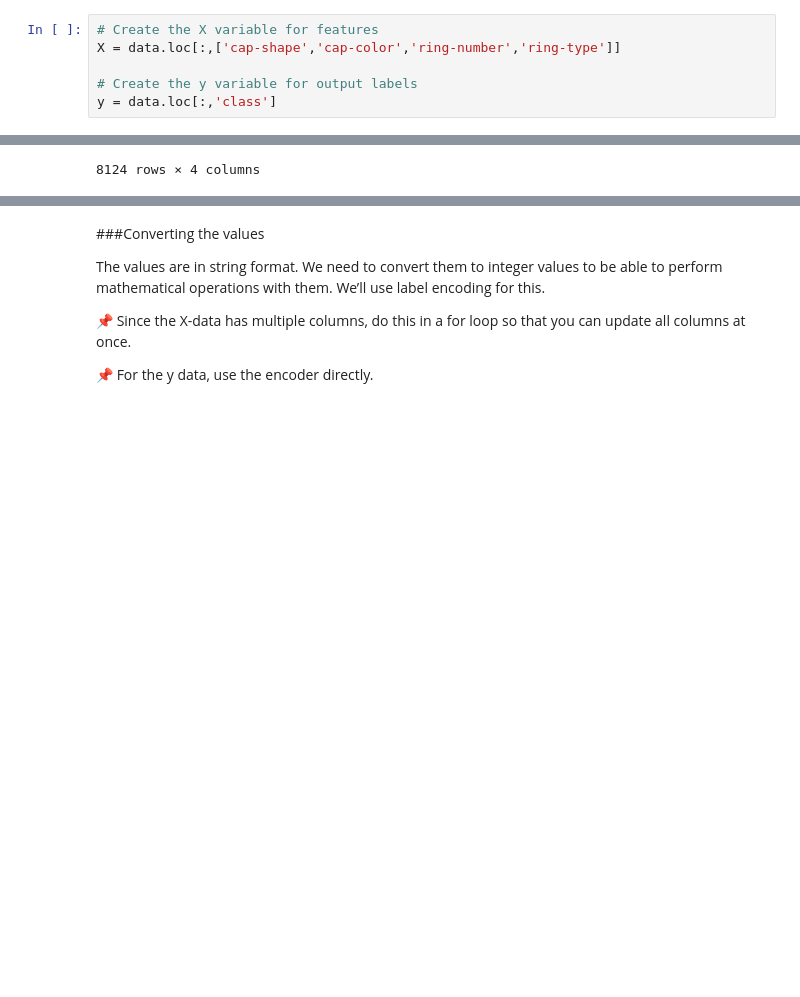
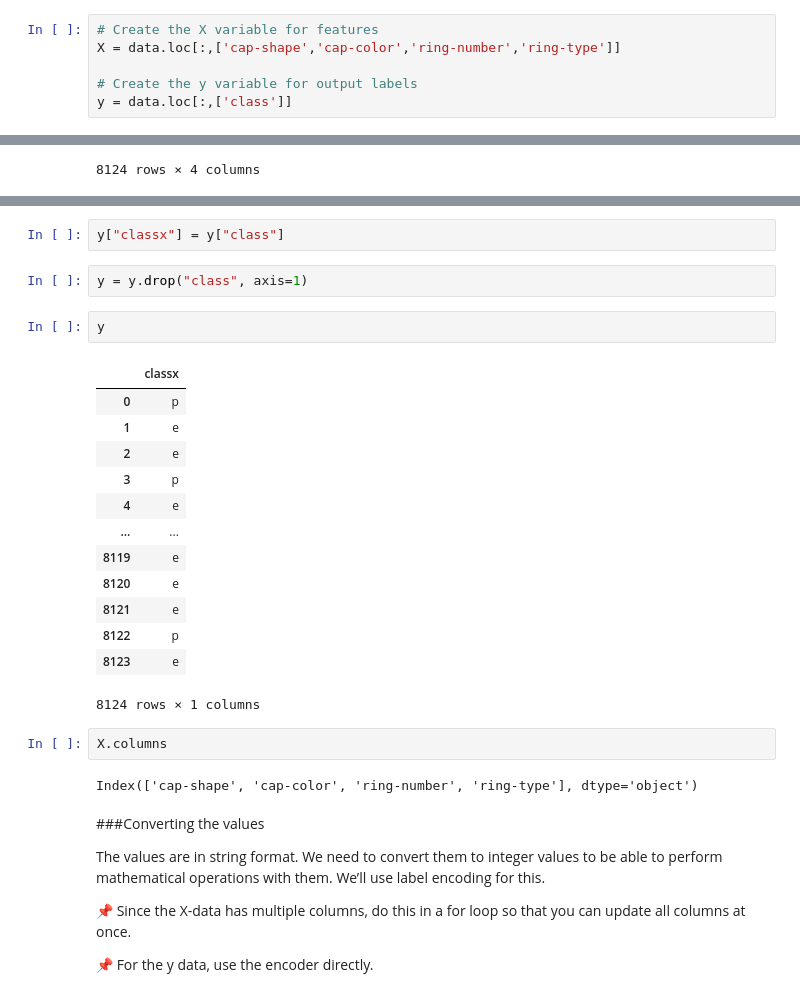
Before and after one commit to mustafaktaas/Python_Practices_Akbank_Bootcamp, a Jupyter notebook: MachineLearning_Practices_Akbank_Bootcamp/FinalProject/Final_project.ipynb, the cells around one changed output, grey strips where cells are left out. Cells and saved outputs as stored; diff of their text form; blank space fills up the shorter version.

```diff
--- a/MachineLearning_Practices_Akbank_Bootcamp/FinalProject/Final_project.ipynb
+++ b/MachineLearning_Practices_Akbank_Bootcamp/FinalProject/Final_project.ipynb
@@ -108,7 +108,7 @@ In our case we’ll use the columns “cap-shape”, “cap-color”, “ring-nu
 X = data.loc[:,['cap-shape','cap-color','ring-number','ring-type']]
 
 # Create the y variable for output labels
-y = data.loc[:,'class']
+y = data.loc[:,['class']]
 # %%
 X
 # %% [output]
@@ -143,3 +144,27 @@ Name: class, Length: 8124, dtype: object
+# %%
+y["classx"] = y["class"]
+# %%
+y = y.drop("class", axis=1)
+# %%
+y
+# %% [output]
+|  | classx |
+| 0 | p |
+| 1 | e |
+| 2 | e |
+| 3 | p |
+| 4 | e |
+| ... | ... |
+| 8119 | e |
+| 8120 | e |
+| 8121 | e |
+| 8122 | p |
+| 8123 | e |
+8124 rows × 1 columns
+# %%
+X.columns
+# %% [output]
+Index(['cap-shape', 'cap-color', 'ring-number', 'ring-type'], dtype='object')
 # %% [markdown]
 ###Converting the values
 
```
Also changed, not shown: parts of 9 cells of this notebook.
